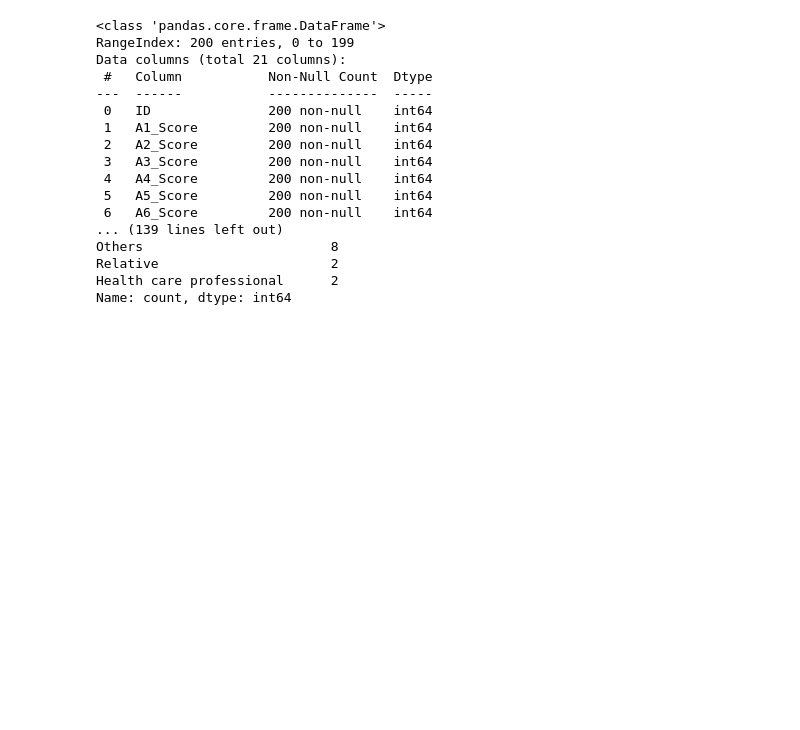
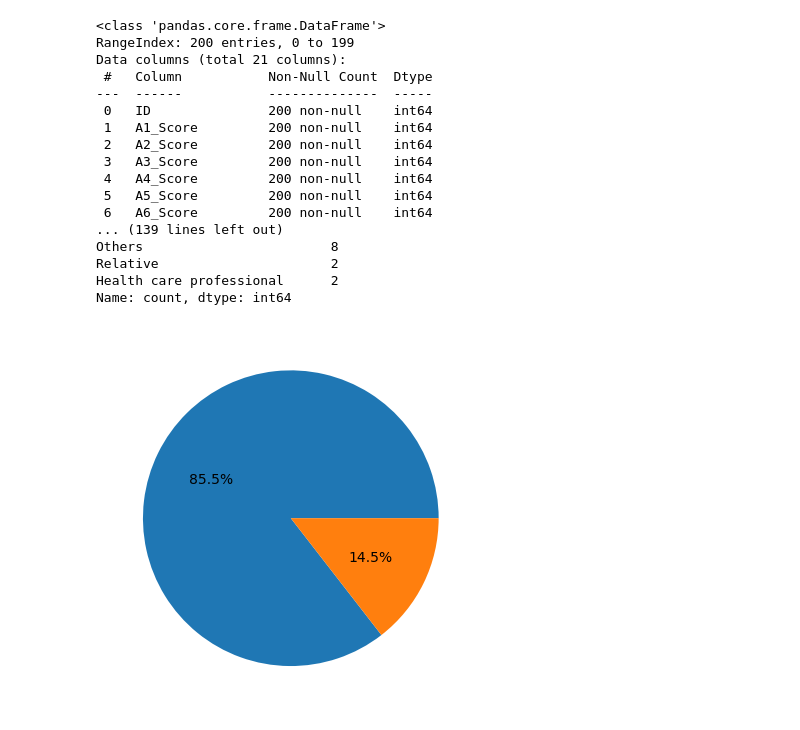
Before and after one commit to HassnatSyed/AutismPrediction, a Jupyter notebook: AutismPrediction.ipynb, the cells around one changed output. Drawn from its saved outputs; the diff is of its cells as text; code cells hidden in the pictures; blank space fills up the shorter version.

```diff
--- a/AutismPrediction.ipynb
+++ b/AutismPrediction.ipynb
@@ -7,6 +7,8 @@ import seaborn as sns
 Reading the training data
 # %%
 df = pd.read_csv('dataset/train.csv')
+# Rename 'austim' to 'autism'
+df.rename(columns={'austim': 'autism'}, inplace=True)
 print(df.head())
 # %% [output]
    ID  A1_Score  A2_Score  A3_Score  A4_Score  A5_Score  A6_Score  A7_Score  \
@@ -131,3 +135,20 @@ Others                        8
 Relative                      2
 Health care professional      2
 Name: count, dtype: int64
+# %%
+
+#visualising to check for any outliers
+#numerical_columns = ['A1_Score', 'A2_Score', 'A3_Score', 'A4_Score', 'A5_Score', 'A6_Score', 'A7_Score', 'A8_Score', 'A9_Score', 'A10_Score', 'age', 'result']
+
+#for col in numerical_columns:
+ #   plt.figure(figsize=(8, 4))
+  #  sns.boxplot(x=df[col])
+   # plt.title(f'Boxplot of {col}')
+    #plt.show()
+
+
+
+plt.pie(df['autism'].value_counts().values, autopct='%1.1f%%')
+plt.show()
+# %% [output]
+[figure, added]
```
Also changed, not shown: parts of 5 cells of this notebook.
